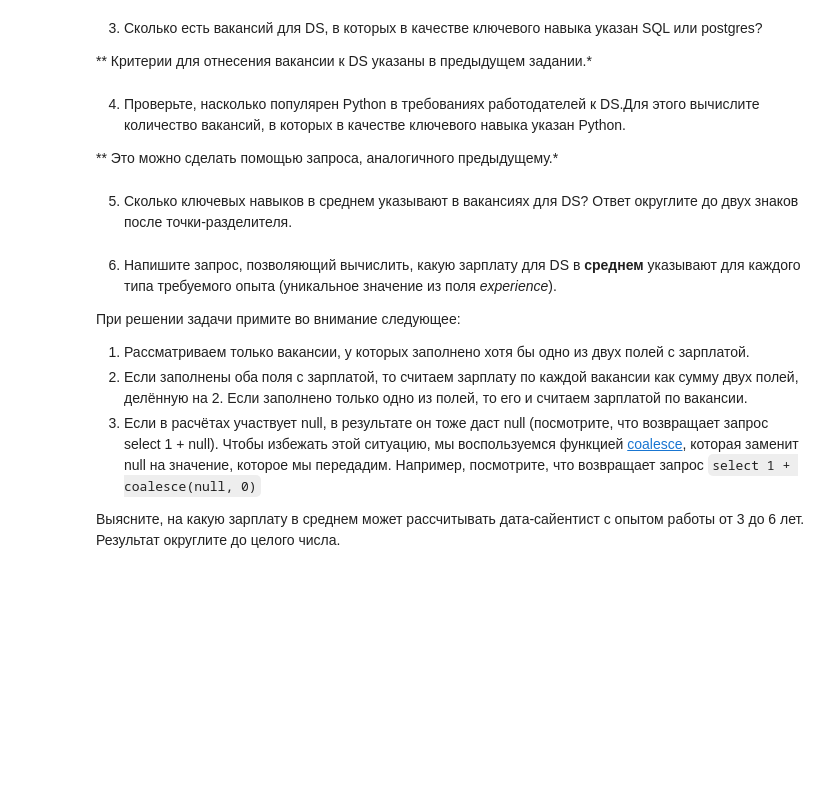
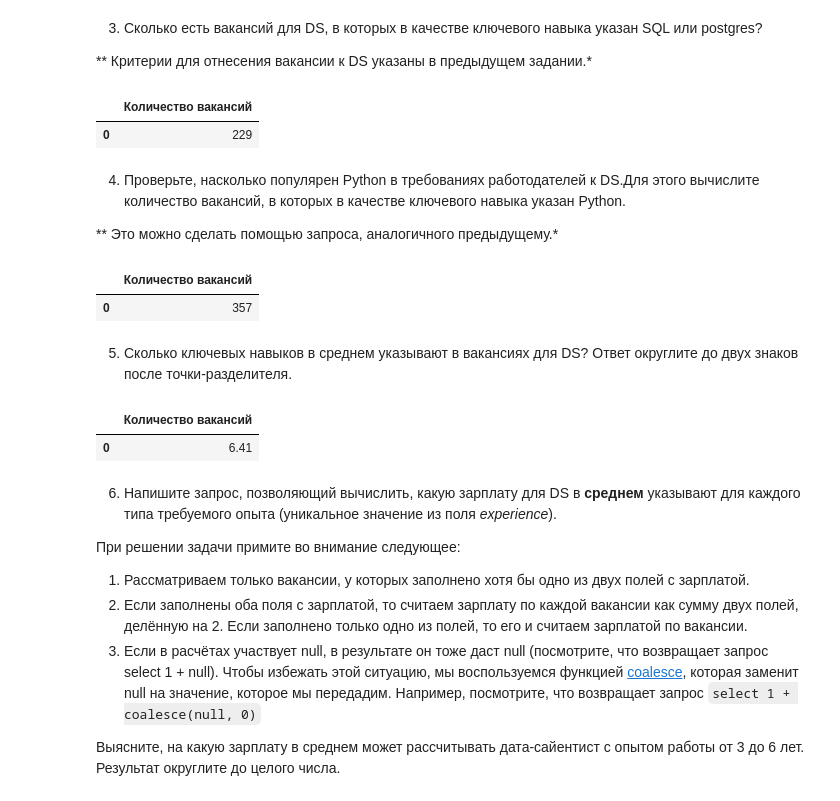
Before and after one commit to Elancinos/SF_DS_COURSE, a Jupyter notebook: Project_2/Project_2_Ноутбук_шаблон.ipynb, the cells around one changed output. Drawn from its saved outputs; the diff is of its cells as text; code cells hidden in the pictures; blank space fills up the shorter version.

```diff
--- a/Project_2/Project_2_Ноутбук_шаблон.ipynb
+++ b/Project_2/Project_2_Ноутбук_шаблон.ipynb
@@ -576,8 +612,31 @@ display(question_5_7)
 ** Критерии для отнесения вакансии к DS указаны в предыдущем задании.*
 # %%
 # текст запроса
+
+query_6_3 = '''
+select count(*) "Количество вакансий"
+from vacancies
+
+where (lower(name) like '%data scientist%' or
+    lower(name) like '%data science%' or
+    lower(name) like '%исследователь данных%' or
+    lower(name) like '%machine_learning%' or
+    lower(name) like '%машинн%обучен%' or
+    (upper(name) like '%ML%' and name not like '%HTML%'
+    and name not like '%QML%'))
+
+    and (upper(key_skills) like '%SQL%' or
+    lower(key_skills) like '%postgres%')
+
+'''
 # %%
 # результат запроса
+
+question_6_3 = pd.read_sql_query(query_6_3, connection)
+display(question_6_3)
+# %% [output]
+|  | Количество вакансий |
+| 0 | 229 |
 # %% [markdown]
 4. Проверьте, насколько популярен Python в требованиях работодателей к DS.Для этого вычислите количество вакансий, в которых в качестве ключевого навыка указан Python.
 
@@ -587,5 +661,11 @@ display(question_5_7)
 # %%
 # результат запроса
+
+question_6_4 = pd.read_sql_query(query_6_4, connection)
+display(question_6_4)
+# %% [output]
+|  | Количество вакансий |
+| 0 | 357 |
 # %% [markdown]
 5. Сколько ключевых навыков в среднем указывают в вакансиях для DS?
 Ответ округлите до двух знаков после точки-разделителя.
@@ -594,5 +689,11 @@ display(question_5_7)
 # %%
 # результат запроса
+
+question_6_5 = pd.read_sql_query(query_6_5, connection)
+display(question_6_5)
+# %% [output]
+|  | Количество вакансий |
+| 0 | 6.41 |
 # %% [markdown]
 6. Напишите запрос, позволяющий вычислить, какую зарплату для DS в **среднем** указывают для каждого типа требуемого опыта (уникальное значение из поля *experience*).
 
```
Also changed, not shown: parts of 12 cells of this notebook.
